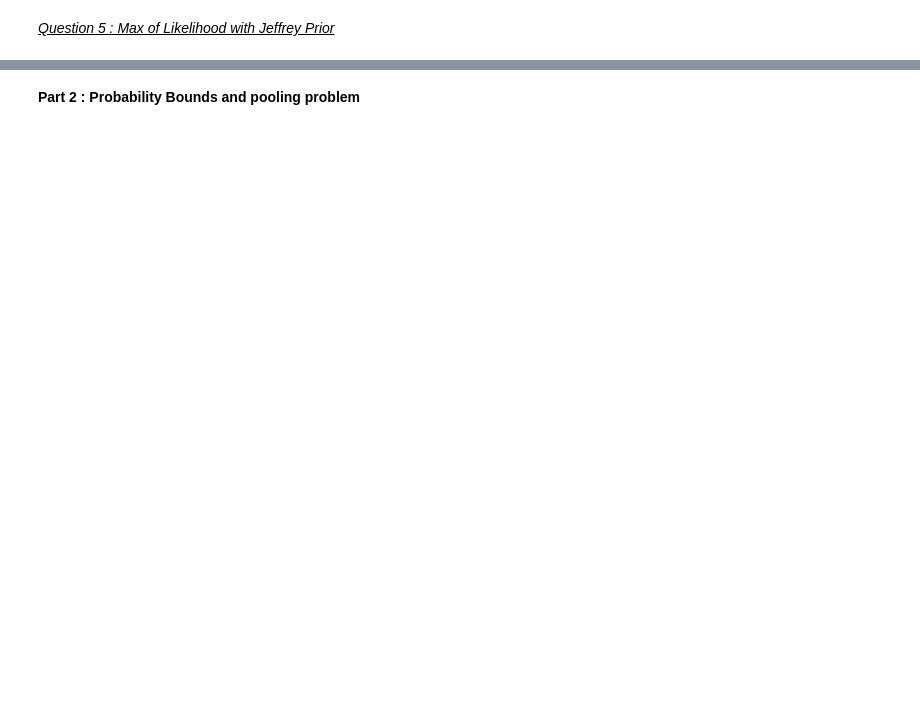
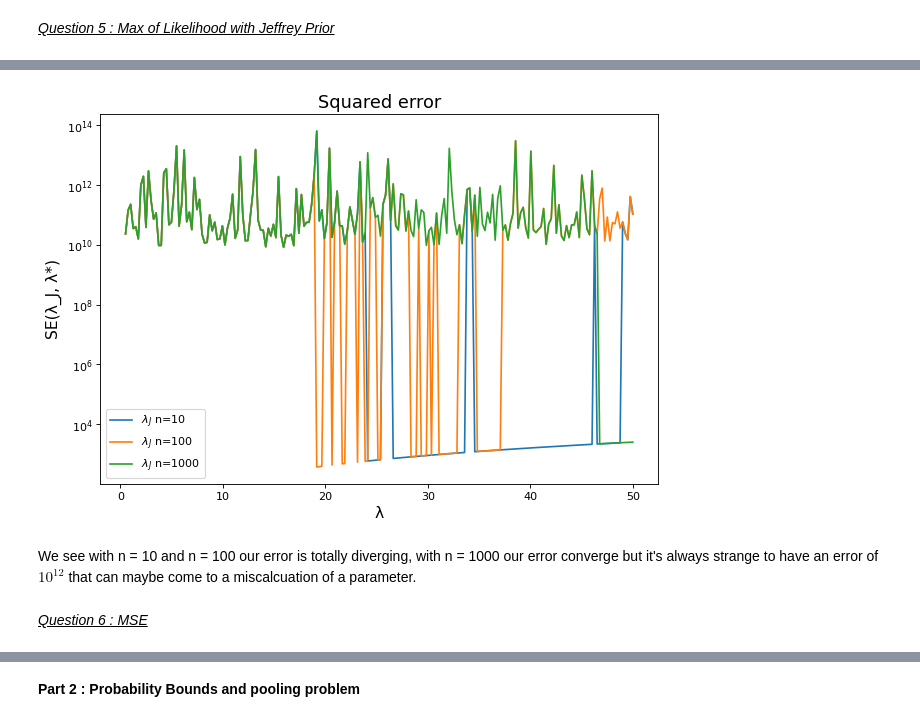
Before and after one commit to fpalmisa/FundamentalLearningEPFL, a Jupyter notebook: Homework 1/Homework1.ipynb, the cells around one changed output, grey strips where cells are left out. Drawn from its saved outputs; the diff is of its cells as text; code cells hidden in the pictures; blank space fills up the shorter version.

```diff
--- a/Homework 1/Homework1.ipynb
+++ b/Homework 1/Homework1.ipynb
@@ -323,0 +273,35 @@ plt.show()
+# %%
+
+def fisher(lambda_):
+    return (calcul_var(lambda_))/lambda_**4
+
+def MAP(lambda_ ,samples):
+    return loglikelihood(samples, lambda_) + (np.sqrt(fisher(lambda_)))
+# %%
+N = [10,100,1000]
+lambda_values =np.linspace(0.5,50,200)
+all_SE = []
+for n in N :
+  SE = []
+  for i in lambda_values :
+    samples = generate_random_expo(n,i)
+    optimum = minimize(lambda lambda_: MAP(lambda_,samples),x0 = i, method='Nelder-Mead').x
+    #optimum = minimize(MAP, x0 = i, args = (samples), method='Nelder-Mead').x
+    ml_lambda = optimum[0]
+    SE.append(SquaredError(ml_lambda,i))
+  all_SE.append(SE)
+fig = plt.figure(figsize=(9,6), dpi=80)
+for i, n in enumerate(N):
+    plt.plot(lambda_values , all_SE[i], label="$λ_{J}$ n="+str(n))
+plt.title('Squared error', fontsize=16)
+plt.xlabel('λ', fontsize=14)
+plt.ylabel('SE(λ_J, λ*)', fontsize=14)
+plt.legend()
+plt.yscale('log')
+plt.show()
+# %% [output]
+[figure, added]
+# %% [markdown]
+We see with n = 10 and n = 100 our error is totally diverging, with n = 1000 our error converge but it's always strange to have an error of $10^{12}$ that can maybe come to a miscalcuation of a parameter.
+# %% [markdown]
+*<u>Question 6 : MSE </u>*
```
Also changed, not shown: parts of 31 cells of this notebook.
